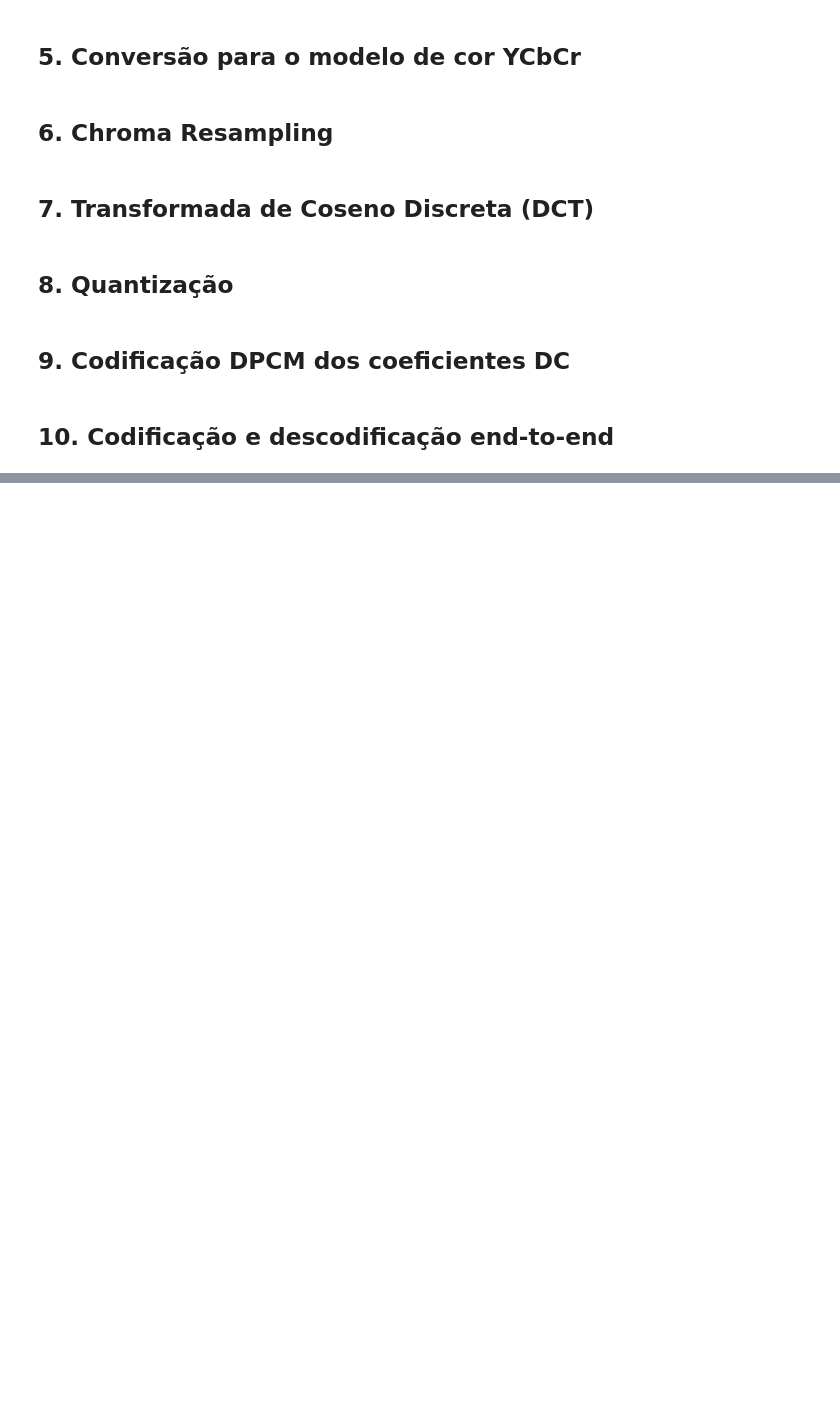
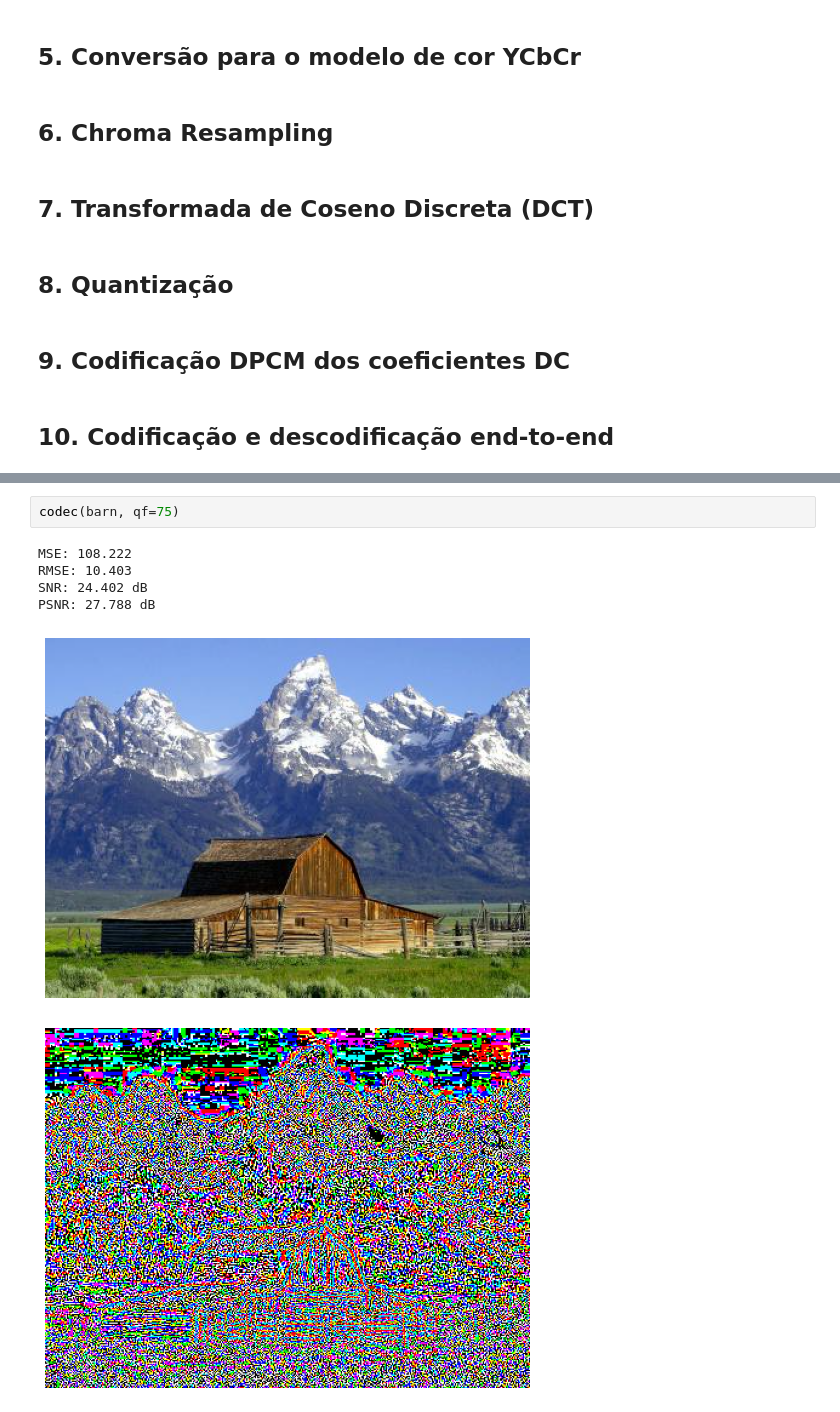
Before and after one commit to ralmachado/mult-tp1, a Jupyter notebook: report/report.ipynb, the cells around one changed output, grey strips where cells are left out. Cells and saved outputs as stored; diff of their text form; blank space fills up the shorter version.

```diff
--- a/report/report.ipynb
+++ b/report/report.ipynb
@@ -70,0 +86,9 @@ image = np.array(Image.open(imagePath))
+# %%
+codec(barn, qf=75)
+# %% [output]
+MSE: 108.222
+RMSE: 10.403
+SNR: 24.402 dB
+PSNR: 27.788 dB
+[figure, added]
+[figure, added]
```
Also changed, not shown: parts of 6 cells of this notebook, 31 other files.
